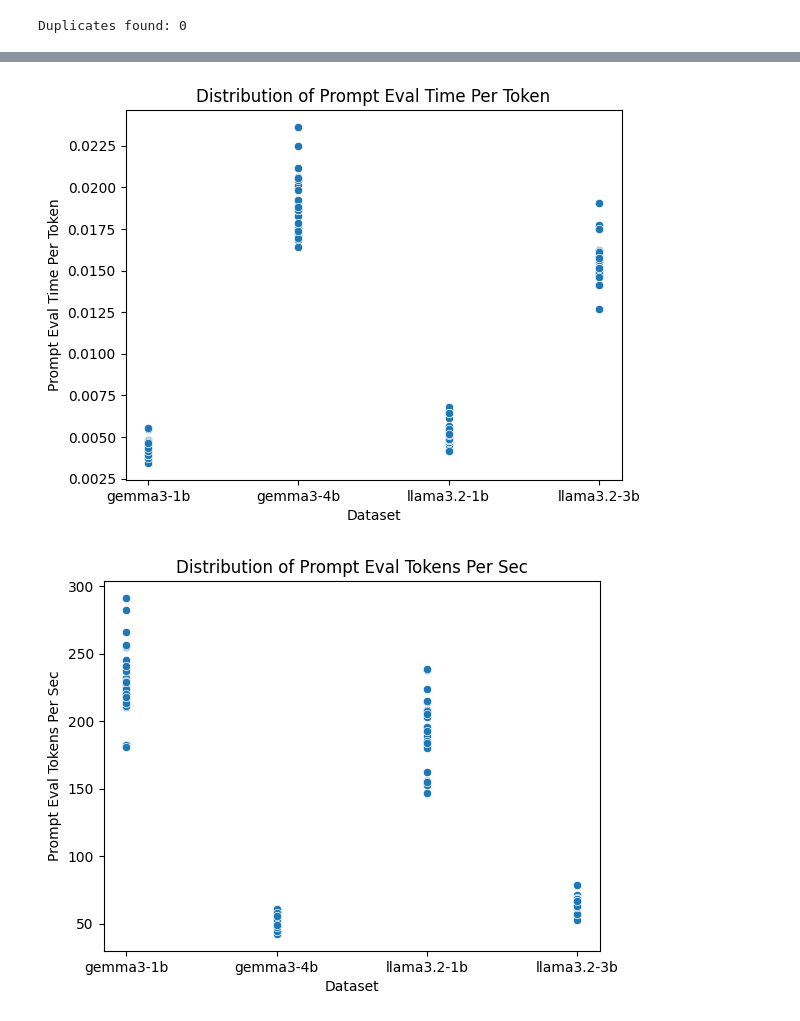
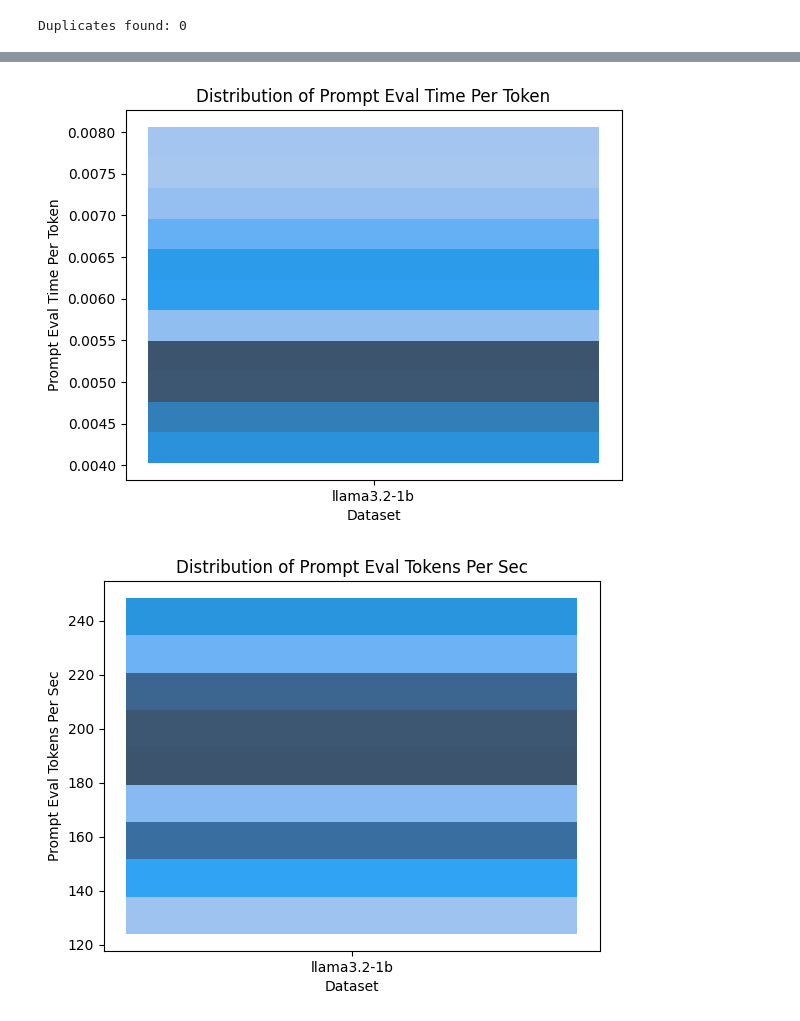
Before and after one commit to alvaad4/Research-2025, a Jupyter notebook: HuggingFace/Data-Vis-HuggingFace.ipynb, the cells around one changed output, grey strips where cells are left out. Cells and saved outputs as stored; diff of their text form; code cells hidden in the pictures.

Commit message:
More graphs and better Data parcing

```diff
--- a/HuggingFace/Data-Vis-HuggingFace.ipynb
+++ b/HuggingFace/Data-Vis-HuggingFace.ipynb
@@ -254,7 +248,7 @@ sns.histplot(data=grouped_data, x='Eval Tokens')
 # %%
 for col_name in grouped_data.columns:
     if col_name not in ['Dataset', 'Prompt']:
-        sns.scatterplot(data=grouped_data, x='Dataset', y=col_name)
+        sns.histplot(data=combined_dataframe, y=col_name)
         plt.title(f'Distribution of {col_name}')
         plt.show()
 # %% [output]
@@ -264,2 +258,2 @@ for col_name in grouped_data.columns:
-[figure, old version]
+[figure, new version]
-[figure, old version]
+[figure, new version]
```
Also changed, not shown: parts of 13 cells of this notebook.
